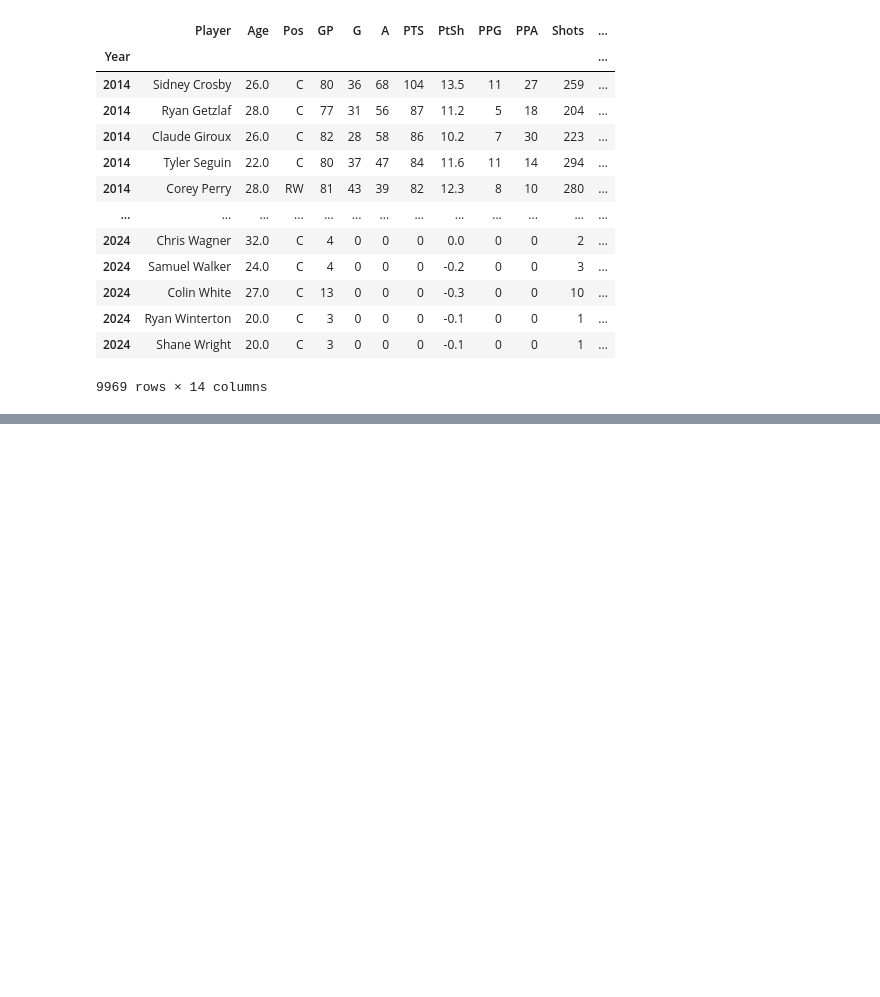
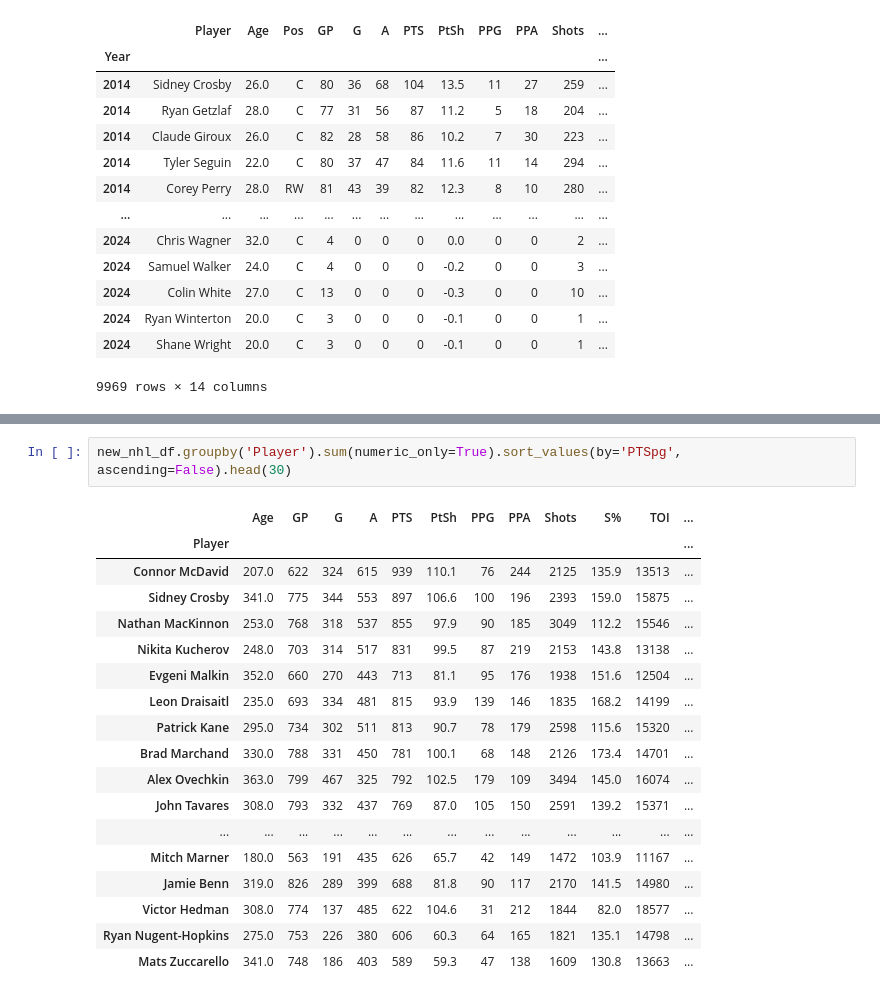
Before and after one commit to JoshCroasdale/Capstone-Project-2024, a Jupyter notebook: Capstone_NHL_Notebook-checkpoint.ipynb, the cells around one changed output, grey strips where cells are left out. Drawn from its saved outputs; the diff is of its cells as text; blank space fills up the shorter version.

```diff
--- a/Capstone_NHL_Notebook-checkpoint.ipynb
+++ b/Capstone_NHL_Notebook-checkpoint.ipynb
@@ -259,0 +310,21 @@ See the caveats in the documentation: https://pandas.pydata.org/pandas-docs/stab
+# %%
+new_nhl_df.groupby('Player').sum(numeric_only=True).sort_values(by='PTSpg', ascending=False).head(30)
+# %% [output]
+|  | Age | GP | G | A | PTS | PtSh | PPG | PPA | Shots | S% | TOI | ... |
+| Player |  |  |  |  |  |  |  |  |  |  |  | ... |
+| Connor McDavid | 207.0 | 622 | 324 | 615 | 939 | 110.1 | 76 | 244 | 2125 | 135.9 | 13513 | ... |
+| Sidney Crosby | 341.0 | 775 | 344 | 553 | 897 | 106.6 | 100 | 196 | 2393 | 159.0 | 15875 | ... |
+| Nathan MacKinnon | 253.0 | 768 | 318 | 537 | 855 | 97.9 | 90 | 185 | 3049 | 112.2 | 15546 | ... |
+| Nikita Kucherov | 248.0 | 703 | 314 | 517 | 831 | 99.5 | 87 | 219 | 2153 | 143.8 | 13138 | ... |
+| Evgeni Malkin | 352.0 | 660 | 270 | 443 | 713 | 81.1 | 95 | 176 | 1938 | 151.6 | 12504 | ... |
+| Leon Draisaitl | 235.0 | 693 | 334 | 481 | 815 | 93.9 | 139 | 146 | 1835 | 168.2 | 14199 | ... |
+| Patrick Kane | 295.0 | 734 | 302 | 511 | 813 | 90.7 | 78 | 179 | 2598 | 115.6 | 15320 | ... |
+| Brad Marchand | 330.0 | 788 | 331 | 450 | 781 | 100.1 | 68 | 148 | 2126 | 173.4 | 14701 | ... |
+| Alex Ovechkin | 363.0 | 799 | 467 | 325 | 792 | 102.5 | 179 | 109 | 3494 | 145.0 | 16074 | ... |
+| John Tavares | 308.0 | 793 | 332 | 437 | 769 | 87.0 | 105 | 150 | 2591 | 139.2 | 15371 | ... |
+| ... | ... | ... | ... | ... | ... | ... | ... | ... | ... | ... | ... | ... |
+| Mitch Marner | 180.0 | 563 | 191 | 435 | 626 | 65.7 | 42 | 149 | 1472 | 103.9 | 11167 | ... |
+| Jamie Benn | 319.0 | 826 | 289 | 399 | 688 | 81.8 | 90 | 117 | 2170 | 141.5 | 14980 | ... |
+| Victor Hedman | 308.0 | 774 | 137 | 485 | 622 | 104.6 | 31 | 212 | 1844 | 82.0 | 18577 | ... |
+| Ryan Nugent-Hopkins | 275.0 | 753 | 226 | 380 | 606 | 60.3 | 64 | 165 | 1821 | 135.1 | 14798 | ... |
+| Mats Zuccarello | 341.0 | 748 | 186 | 403 | 589 | 59.3 | 47 | 138 | 1609 | 130.8 | 13663 | ... |
```
Also changed, not shown: parts of 11 cells of this notebook, 1 other file.
